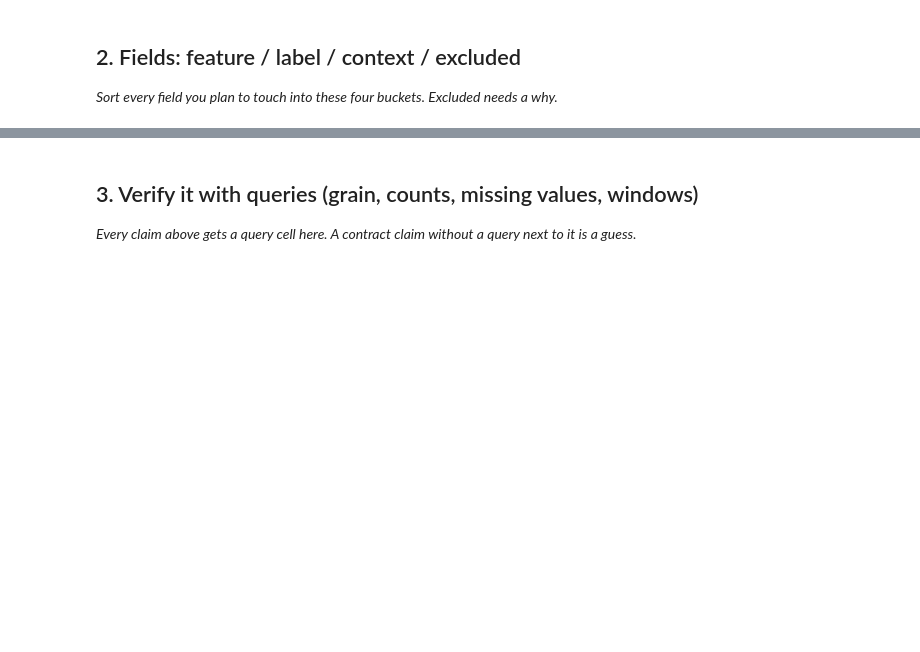
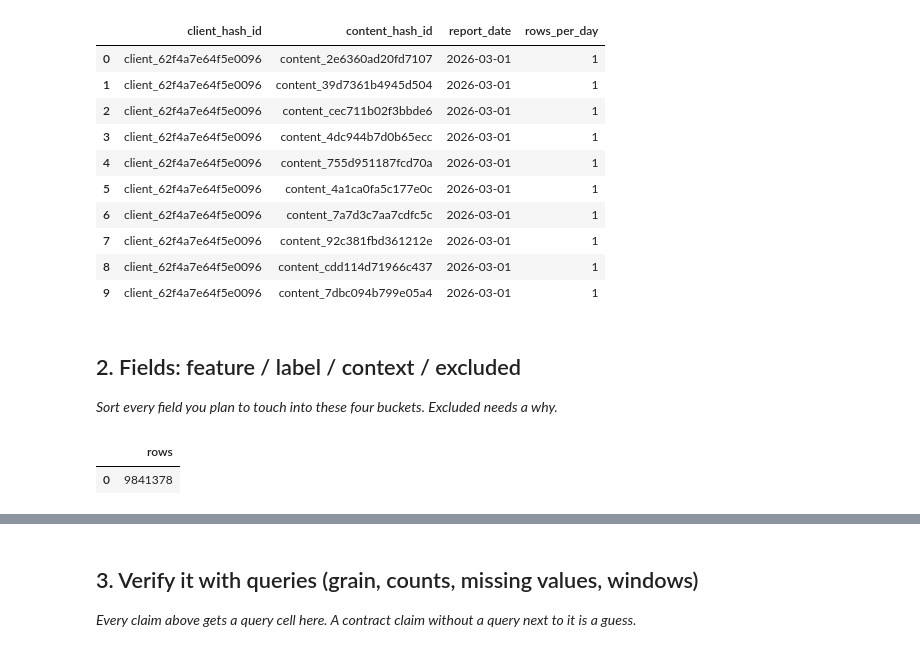
Before and after one commit to jawad66108/flyrank_ML_internship, a Jupyter notebook: work/notebooks/w03_data_contract.ipynb, the cells around one changed output, grey strips where cells are left out. Cells and saved outputs as stored; diff of their text form; code cells hidden in the pictures; blank space fills up the shorter version.

```diff
--- a/work/notebooks/w03_data_contract.ipynb
+++ b/work/notebooks/w03_data_contract.ipynb
@@ -12,0 +13,25 @@ This skeleton is yours to fill. Work the sections **in order** — each one has
+# %%
+import os, getpass
+import duckdb
+
+HF_TOKEN = os.environ.get('HF_TOKEN') or getpass.getpass(
+    'Paste your Hugging Face READ token: '
+)
+
+con = duckdb.connect()
+
+con.execute(
+    f"CREATE OR REPLACE SECRET hf (TYPE huggingface, TOKEN '{HF_TOKEN}')"
+)
+
+REL = 'hf://datasets/FlyRank/internship-warehouse'
+
+TABLES = {
+    'dim_clients': f"read_parquet('{REL}/dim_clients.parquet')",
+    'dim_content': f"read_parquet('{REL}/dim_content.parquet')",
+    'fact_daily': f"read_parquet('{REL}/fact_content_daily_performance/**/*.parquet')",
+    'fact_daily_sample': f"read_parquet('{REL}/fact_content_daily_performance_sample.parquet')",
+    'fact_query_90d': f"read_parquet('{REL}/fact_content_query_90d.parquet')",
+}
+
+print("Connected successfully")
@@ -13,6 +49,30 @@ This skeleton is yours to fill. Work the sections **in order** — each one has
 # %%
 # This cell is for CODE (numbers, a query, a check).
 # Write your text answer in the cell ABOVE this one — typing sentences here breaks Run All.
+con.sql(f"""
+SELECT
+    client_hash_id,
+    content_hash_id,
+    report_date,
+    COUNT(*) AS rows_per_day
+FROM {TABLES['fact_daily']}
+WHERE report_date >= '2026-03-01'
+AND report_date < '2026-04-01'
+GROUP BY 1,2,3
+LIMIT 10
+""").df()
+# %% [output]
+|  | client_hash_id | content_hash_id | report_date | rows_per_day |
+| 0 | client_62f4a7e64f5e0096 | content_2e6360ad20fd7107 | 2026-03-01 | 1 |
+| 1 | client_62f4a7e64f5e0096 | content_39d7361b4945d504 | 2026-03-01 | 1 |
+| 2 | client_62f4a7e64f5e0096 | content_cec711b02f3bbde6 | 2026-03-01 | 1 |
+| 3 | client_62f4a7e64f5e0096 | content_4dc944b7d0b65ecc | 2026-03-01 | 1 |
+| 4 | client_62f4a7e64f5e0096 | content_755d951187fcd70a | 2026-03-01 | 1 |
+| 5 | client_62f4a7e64f5e0096 | content_4a1ca0fa5c177e0c | 2026-03-01 | 1 |
+| 6 | client_62f4a7e64f5e0096 | content_7a7d3c7aa7cdfc5c | 2026-03-01 | 1 |
+| 7 | client_62f4a7e64f5e0096 | content_92c381fbd361212e | 2026-03-01 | 1 |
+| 8 | client_62f4a7e64f5e0096 | content_cdd114d71966c437 | 2026-03-01 | 1 |
+| 9 | client_62f4a7e64f5e0096 | content_7dbc094b799e05a4 | 2026-03-01 | 1 |
 # %% [markdown]
 ## 2. Fields: feature / label / context / excluded
 
@@ -20,3 +80,12 @@ This skeleton is yours to fill. Work the sections **in order** — each one has
 # %%
 # This cell is for CODE (numbers, a query, a check).
 # Write your text answer in the cell ABOVE this one — typing sentences here breaks Run All.
+con.sql(f"""
+SELECT COUNT(*) AS rows
+FROM {TABLES['fact_daily']}
+WHERE report_date >= '2026-03-01'
+AND report_date < '2026-04-01'
+""").df()
+# %% [output]
+|  | rows |
+| 0 | 9841378 |
```
Also changed, not shown: parts of 14 cells of this notebook.
